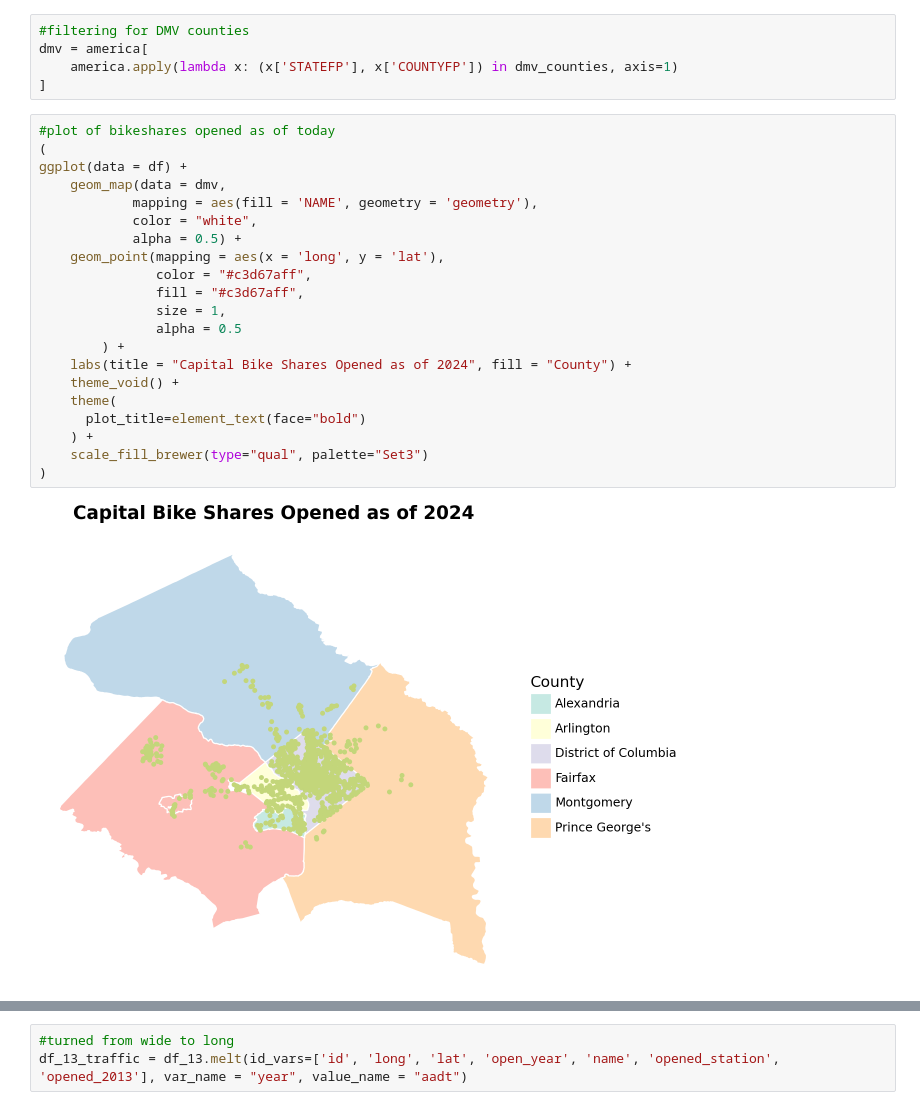
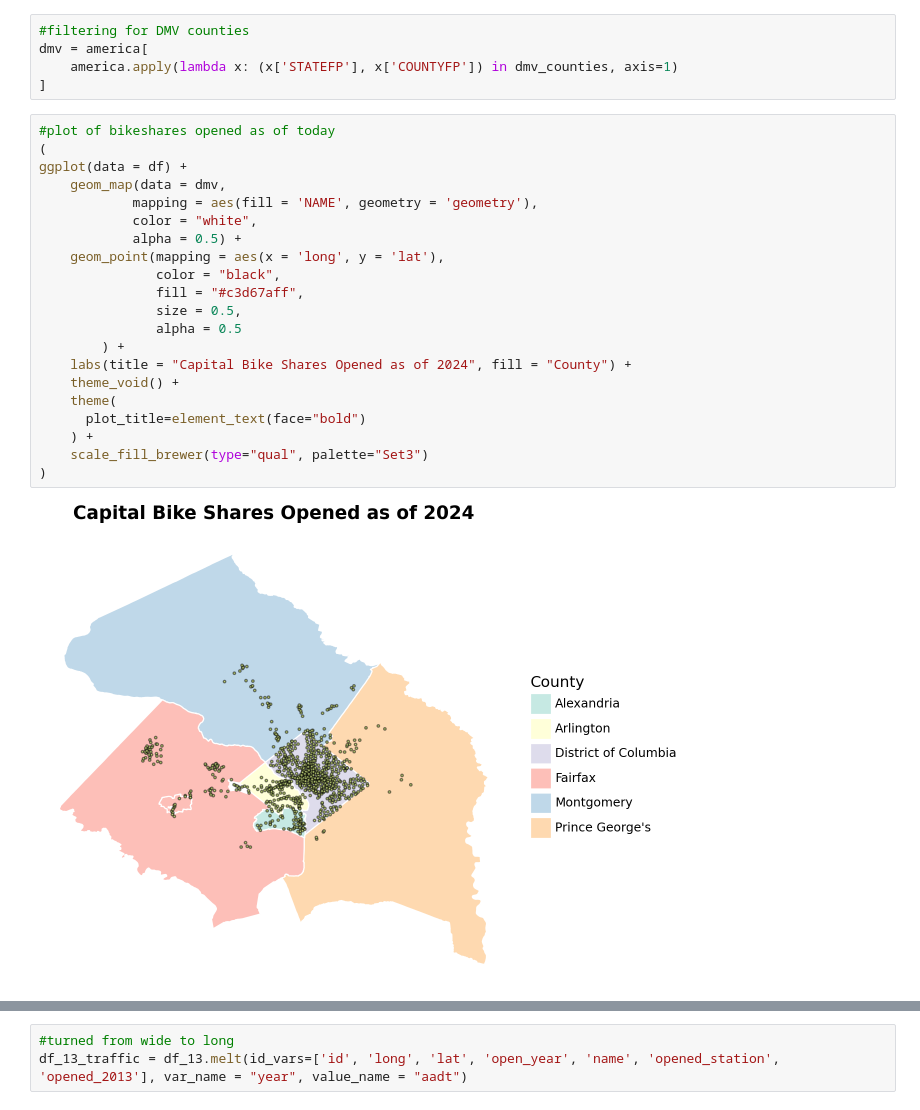
Before and after one commit to IbadatJarg/PPOL5203-Final_Project_Bikeshare, a Jupyter notebook: scripts/05_visualizations.ipynb, the cells around one changed output, grey strips where cells are left out. Drawn from its saved outputs; the diff is of its cells as text.

```diff
--- a/scripts/05_visualizations.ipynb
+++ b/scripts/05_visualizations.ipynb
@@ -36,26 +36,26 @@ dmv = america[
 # %%
 #plot of bikeshares opened as of today
 (
 ggplot(data = df) +
     geom_map(data = dmv,
             mapping = aes(fill = 'NAME', geometry = 'geometry'),
             color = "white",
             alpha = 0.5) +
     geom_point(mapping = aes(x = 'long', y = 'lat'),
-               color = "#c3d67aff",
+               color = "black",
                fill = "#c3d67aff",
-               size = 1,
+               size = 0.5,
                alpha = 0.5
         ) +
     labs(title = "Capital Bike Shares Opened as of 2024", fill = "County") +
     theme_void() +
     theme(
       plot_title=element_text(face="bold")
     ) +
     scale_fill_brewer(type="qual", palette="Set3")
 )
 # %% [output]
-[figure, old version]
+[figure, new version]
 # %%
 #plot of bikeshares opened in 2013
 (
```
Also changed, not shown: parts of 5 cells of this notebook.
